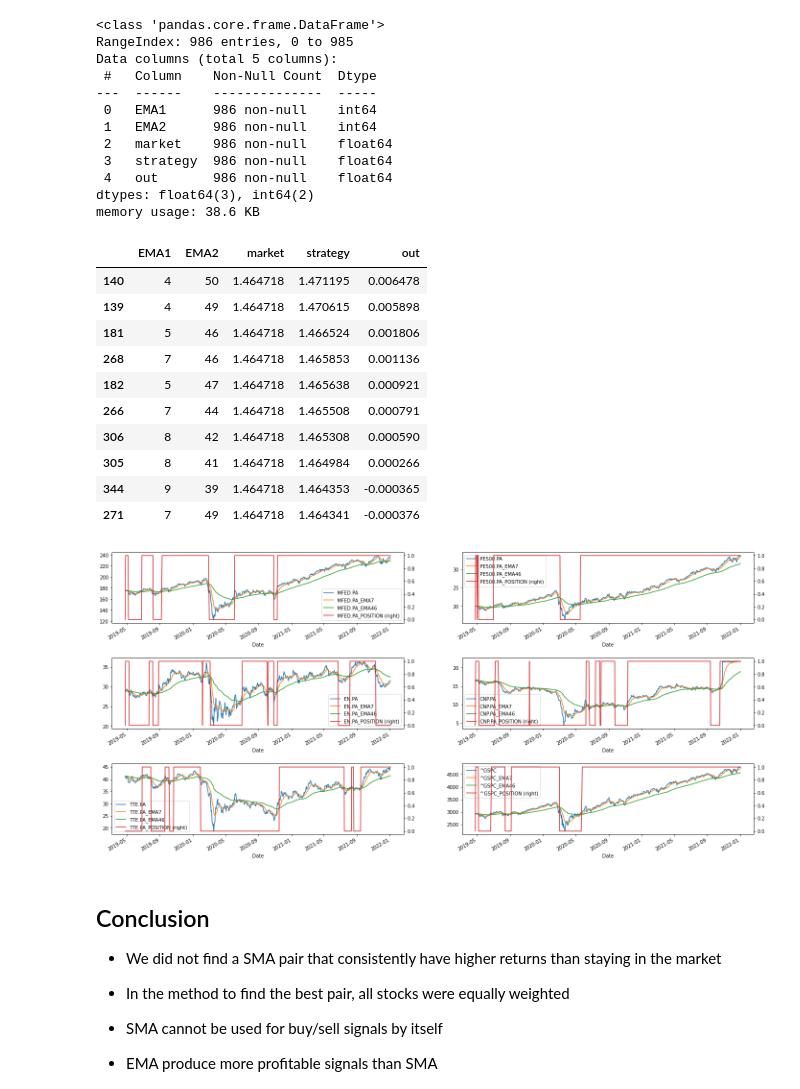
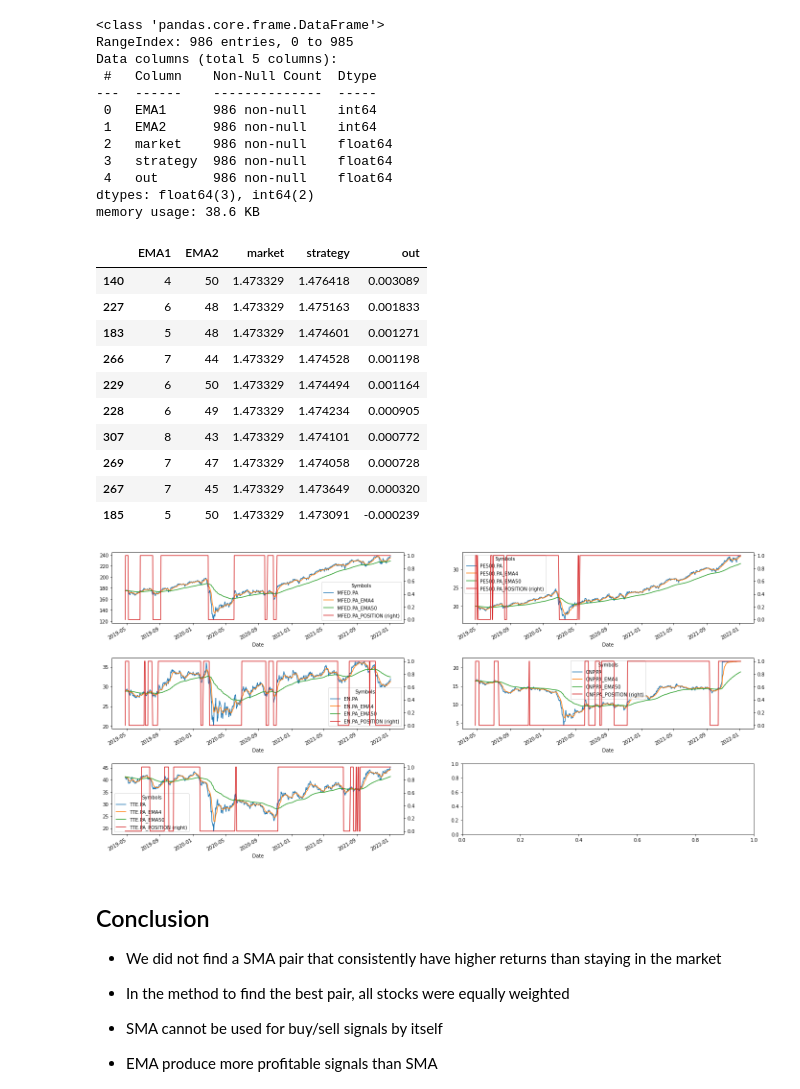
Before and after one commit to IamTossan/finance-research, a Jupyter notebook: src/moving_averages/stocks.ipynb, the cells around one changed output. Cells and saved outputs as stored; diff of their text form; code cells hidden in the pictures.

```diff
--- a/src/moving_averages/stocks.ipynb
+++ b/src/moving_averages/stocks.ipynb
@@ -19,7 +17,7 @@ weights = [0.5, 0.4, 0.023, 0.033, 0.043]
 # %% [markdown]
 ## Get stocks data
 # %%
-df = get_data(path=PATH, stocks=stocks)
+df, stocks = get_data('stocks')
 
 df.plot(figsize=(24, 12), subplots=True, layout=(3, 2))
 # %% [output]
@@ -85,7 +80,7 @@ for i, s in enumerate(stocks):
 # %% [markdown]
 ## Compute best simple moving average pair
 # %%
-symbols = stocks[:-1]
+symbols = stocks[:]
 results = pd.DataFrame()
 
 data = pd.DataFrame(df[symbols])
@@ -148,7 +143,7 @@ results.sort_values("out", ascending=False).head(7)
 # %% [markdown]
 ## Exponential moving averages
 # %%
-symbols = stocks[:-1]
+symbols = stocks[:]
 results = pd.DataFrame()
 
 data = pd.DataFrame(df[symbols])
@@ -201,31 +196,31 @@ memory usage: 38.6 KB
 results.sort_values("out", ascending=False).head(10)
 # %% [output]
 |  | EMA1 | EMA2 | market | strategy | out |
-| 140 | 4 | 50 | 1.464718 | 1.471195 | 0.006478 |
-| 139 | 4 | 49 | 1.464718 | 1.470615 | 0.005898 |
-| 181 | 5 | 46 | 1.464718 | 1.466524 | 0.001806 |
-| 268 | 7 | 46 | 1.464718 | 1.465853 | 0.001136 |
-| 182 | 5 | 47 | 1.464718 | 1.465638 | 0.000921 |
-| 266 | 7 | 44 | 1.464718 | 1.465508 | 0.000791 |
-| 306 | 8 | 42 | 1.464718 | 1.465308 | 0.000590 |
-| 305 | 8 | 41 | 1.464718 | 1.464984 | 0.000266 |
-| 344 | 9 | 39 | 1.464718 | 1.464353 | -0.000365 |
-| 271 | 7 | 49 | 1.464718 | 1.464341 | -0.000376 |
+| 140 | 4 | 50 | 1.473329 | 1.476418 | 0.003089 |
+| 227 | 6 | 48 | 1.473329 | 1.475163 | 0.001833 |
+| 183 | 5 | 48 | 1.473329 | 1.474601 | 0.001271 |
+| 266 | 7 | 44 | 1.473329 | 1.474528 | 0.001198 |
+| 229 | 6 | 50 | 1.473329 | 1.474494 | 0.001164 |
+| 228 | 6 | 49 | 1.473329 | 1.474234 | 0.000905 |
+| 307 | 8 | 43 | 1.473329 | 1.474101 | 0.000772 |
+| 269 | 7 | 47 | 1.473329 | 1.474058 | 0.000728 |
+| 267 | 7 | 45 | 1.473329 | 1.473649 | 0.000320 |
+| 185 | 5 | 50 | 1.473329 | 1.473091 | -0.000239 |
 # %%
-EMA1 = 7
-EMA2 = 46
+EMA1 = 4
+EMA2 = 50
 
 fig, axes = plt.subplots(nrows=3, ncols=2)
 plt.subplots_adjust(wspace=0.2, hspace=0.5)
 
 df = ema(df, stocks, EMA1, EMA2)
 
 for i, s in enumerate(stocks):
     df[[s, f"{s}_EMA{EMA1}", f"{s}_EMA{EMA2}", f"{s}_POSITION"]].plot(
         figsize=(24, 12), ax=axes[i // 2, i % 2], secondary_y=f"{s}_POSITION"
     )
 # %% [output]
-[figure, old version]
+[figure, new version]
 # %% [markdown]
 ## Conclusion
 
```
Also changed, not shown: parts of 5 cells of this notebook, 7 other files.
